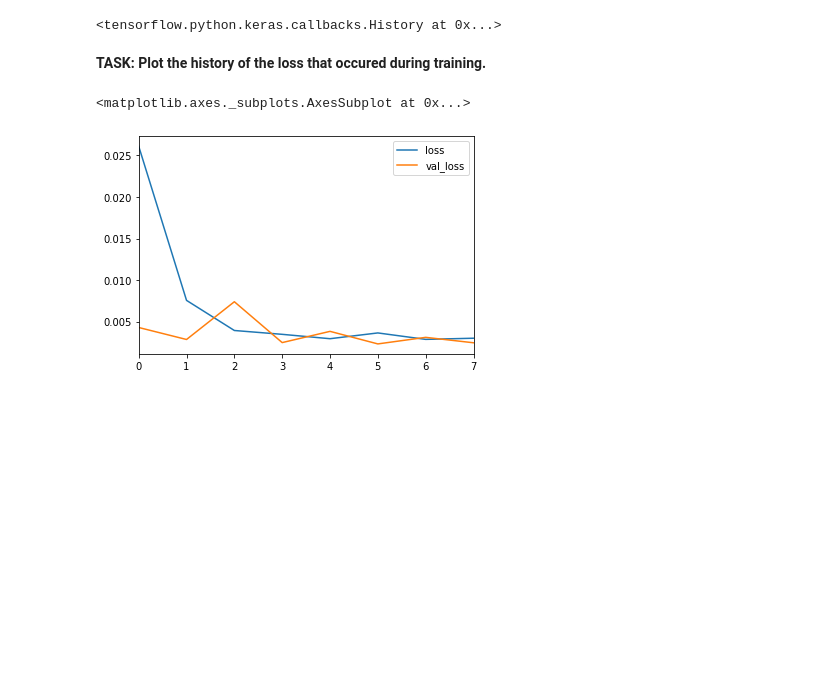
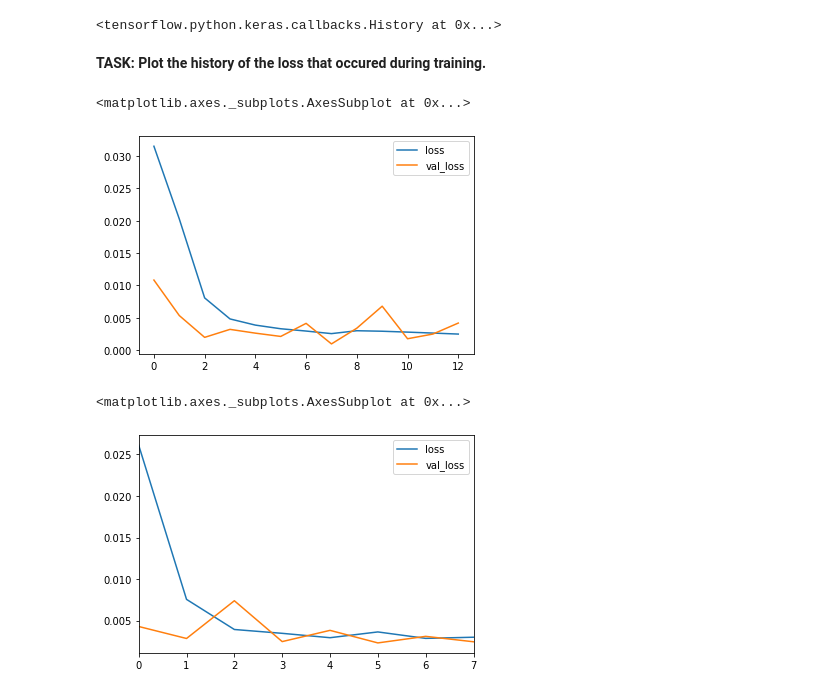
Before and after one commit to Ernest-Anderson-Hutasoit/Tensorflow_Keras-RNN_Practice, a Jupyter notebook: 02-RNN-Exercise .ipynb, the cells around one changed output. Drawn from its saved outputs; the diff is of its cells as text; code cells hidden in the pictures; blank space fills up the shorter version.

Commit message:
Create simple RNN model

```diff
--- a/02-RNN-Exercise .ipynb
+++ b/02-RNN-Exercise .ipynb
@@ -100,0 +209,6 @@ MinMaxScaler(copy=True, feature_range=(0, 1))
+# %%
+model = Sequential()
+model.add(LSTM(64, activation='relu', input_shape=(length, n_features)))
+model.add(Dense(1))
+
+model.compile(optimizer='adam', loss='mse')
@@ -119,6 +246,10 @@ _________________________________________________________________
+# %%
+# CODE HERE
+validation_generator = TimeseriesGenerator(scaled_test, scaled_test, length=length, batch_size=1)
 # %% [markdown]
 **TASK: Create an EarlyStopping callback based on val_loss.**
 # %%
 #CODE HERE
+early_stop = EarlyStopping(monitor='val_loss', patience=5)
 # %% [markdown]
 **TASK: Fit the model to the generator, let the EarlyStopping dictate the amount of epochs, so feel free to set the parameter high.**
@@ -126,0 +256,3 @@ _________________________________________________________________
+# %%
+# CODE HERE
+model.fit_generator(generator, epochs=20, validation_data=validation_generator, callbacks=[early_stop])
@@ -150,3 +299,10 @@ Epoch 8/20
+# %%
+# CODE HERE
+losses = pd.DataFrame(model.history.history)
+losses.plot()
+# %% [output]
+<matplotlib.axes._subplots.AxesSubplot at 0x...>
+[figure, added]
 # %%
 # %% [output]
 <matplotlib.axes._subplots.AxesSubplot at 0x...>
```
Also changed, not shown: parts of 25 cells of this notebook, 1 other file.
